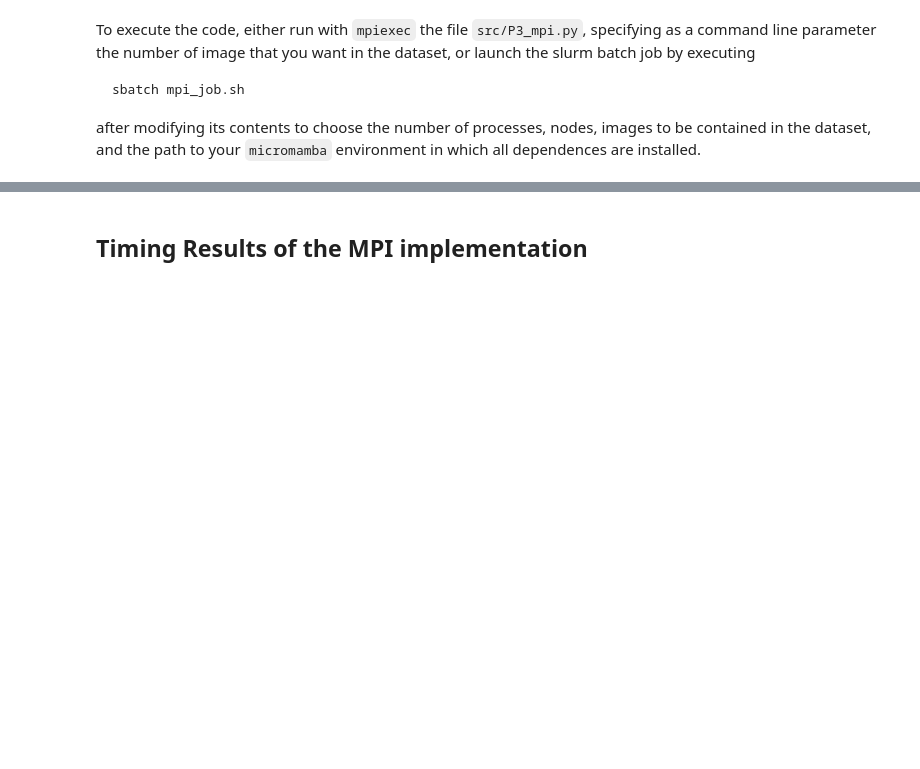
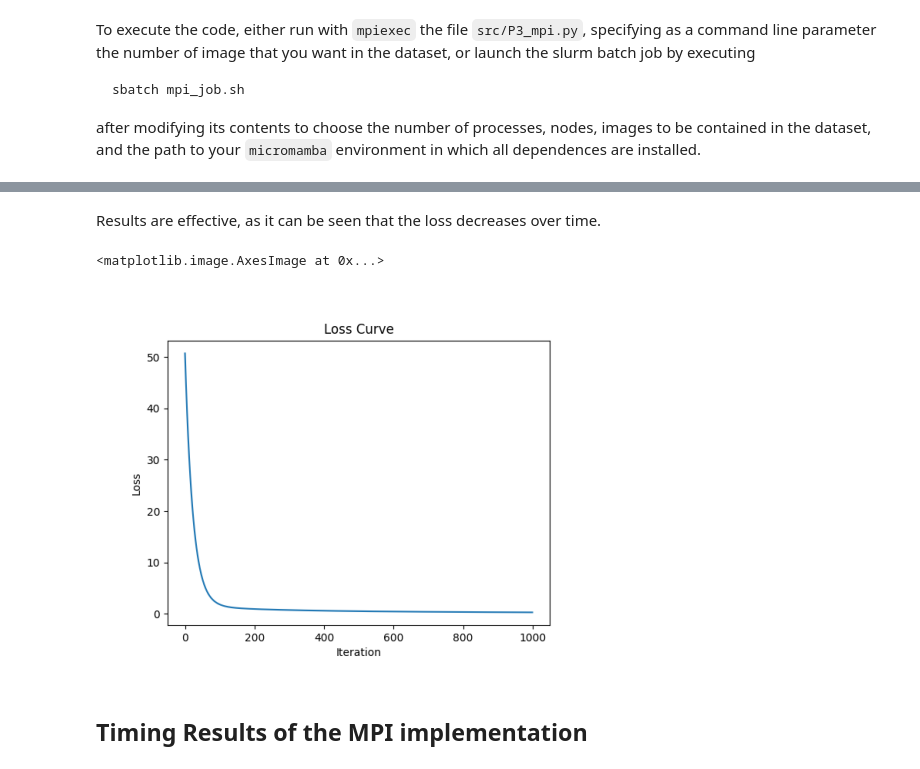
Before and after one commit to giorgiodaneri/ML_task3, a Jupyter notebook: results.ipynb, the cells around one changed output, grey strips where cells are left out. Cells and saved outputs as stored; diff of their text form; code cells hidden in the pictures; blank space fills up the shorter version.

Commit message:
update results

```diff
--- a/results.ipynb
+++ b/results.ipynb
@@ -278,3 +280,13 @@ plt.show()
+# %% [markdown]
+Results are effective, as it can be seen that the loss decreases over time.
+# %%
+import matplotlib.pyplot as plt
+img = plt.imread("loss_curve.png")
+plt.axis('off')
+plt.imshow(img)
+# %% [output]
+<matplotlib.image.AxesImage at 0x...>
+[figure, added]
 # %% [markdown]
 ## Timing Results of the MPI implementation
 # %%
```
Also changed, not shown: parts of 7 cells of this notebook.
